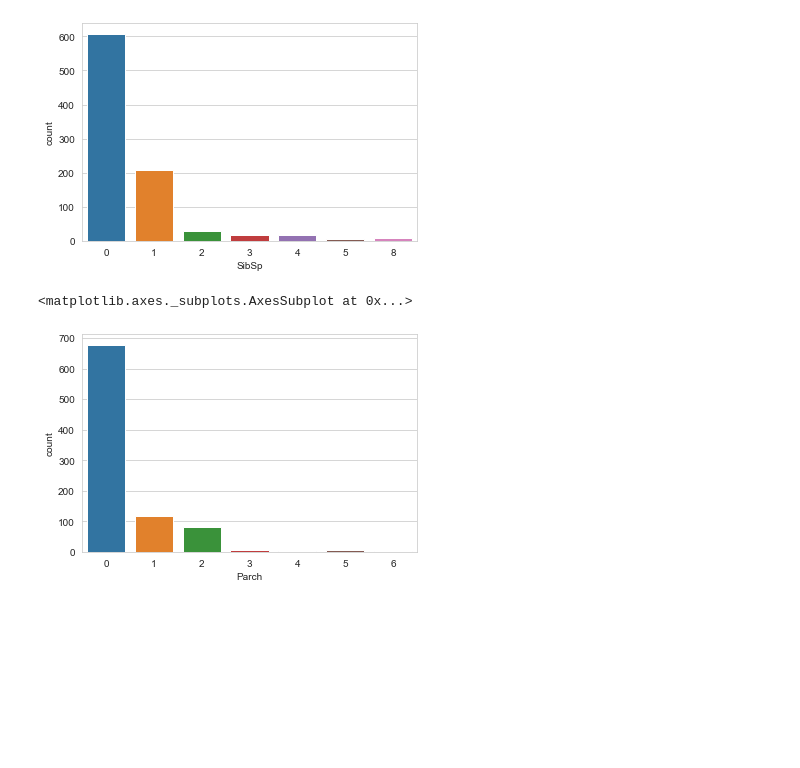
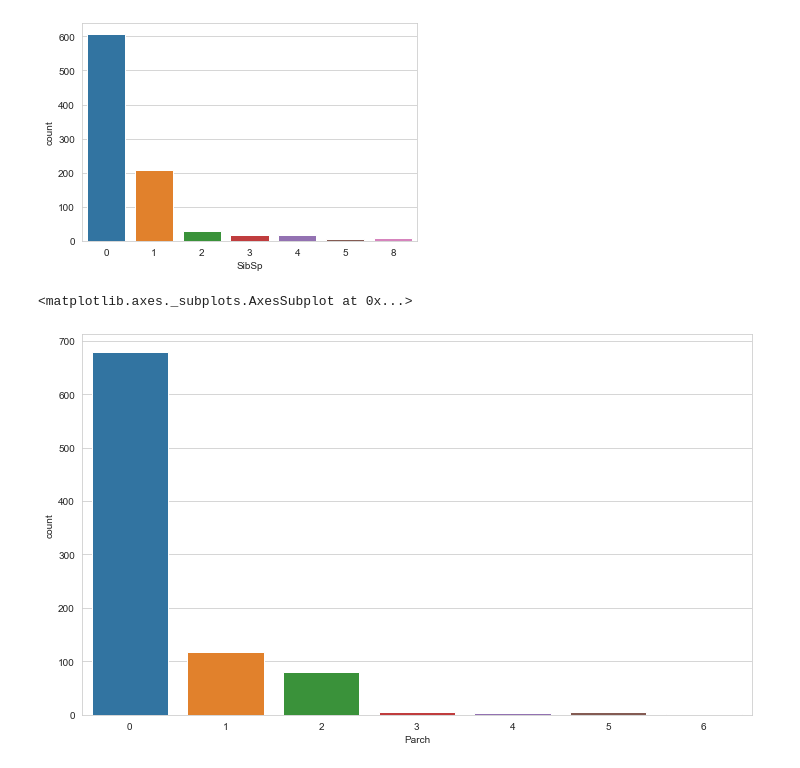
Before and after one commit to parjanyahk/titanicDataEda, a Jupyter notebook: titaniceda.ipynb, the cells around one changed output. Drawn from its saved outputs; the diff is of its cells as text; code cells hidden in the pictures; blank space fills up the shorter version.

```diff
--- a/titaniceda.ipynb
+++ b/titaniceda.ipynb
@@ -130,8 +144,9 @@ sns.countplot(x = 'SibSp', data = train)
 # %%
 #Count plot for Parch
 
 sns.set_style('whitegrid')
+plt.figure(figsize= (12, 7))
 sns.countplot(x = 'Parch', data = train)
 # %% [output]
 <matplotlib.axes._subplots.AxesSubplot at 0x...>
-[figure, old version]
+[figure, new version]
```
Also changed, not shown: parts of 14 cells of this notebook.
